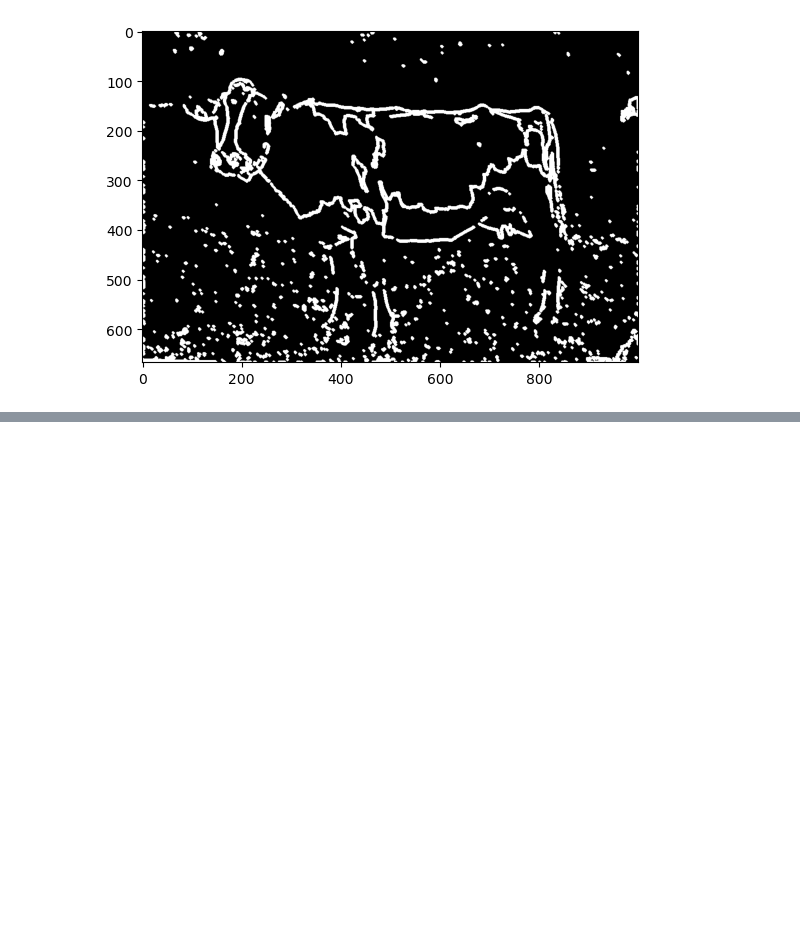
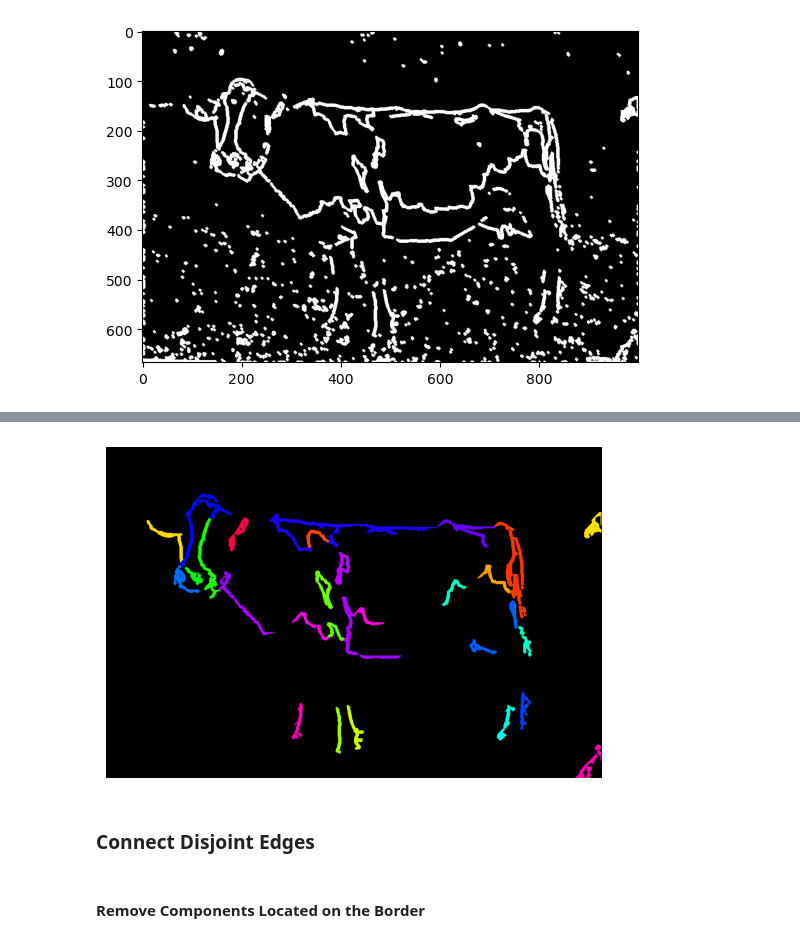
Before and after one commit to jon-mun/cow-segmentation, a Jupyter notebook: edge.ipynb, the cells around one changed output, grey strips where cells are left out. Cells and saved outputs as stored; diff of their text form; code cells hidden in the pictures; blank space fills up the shorter version.

```diff
--- a/edge.ipynb
+++ b/edge.ipynb
@@ -458,0 +478,4 @@ plot_label_matrix(label_matrix=label_matrix)
+# %%
+# dilate
+dilated = dilate(norm, kernel=[[0, 1, 0], [1, 1, 1], [0, 1, 0]], k=3)
+I.show(dilated, gray=True)
@@ -458,0 +484,9 @@ plot_label_matrix(label_matrix=label_matrix)
+# %%
+label_matrix, component_sizes, label_dict = connected_components(binary_image=dilated, min_size=500)
+plot_label_matrix(label_matrix=label_matrix)
+# %% [output]
+[figure, added]
+# %% [markdown]
+### Connect Disjoint Edges
+# %% [markdown]
+#### Remove Components Located on the Border
```
Also changed, not shown: parts of 24 cells of this notebook.
